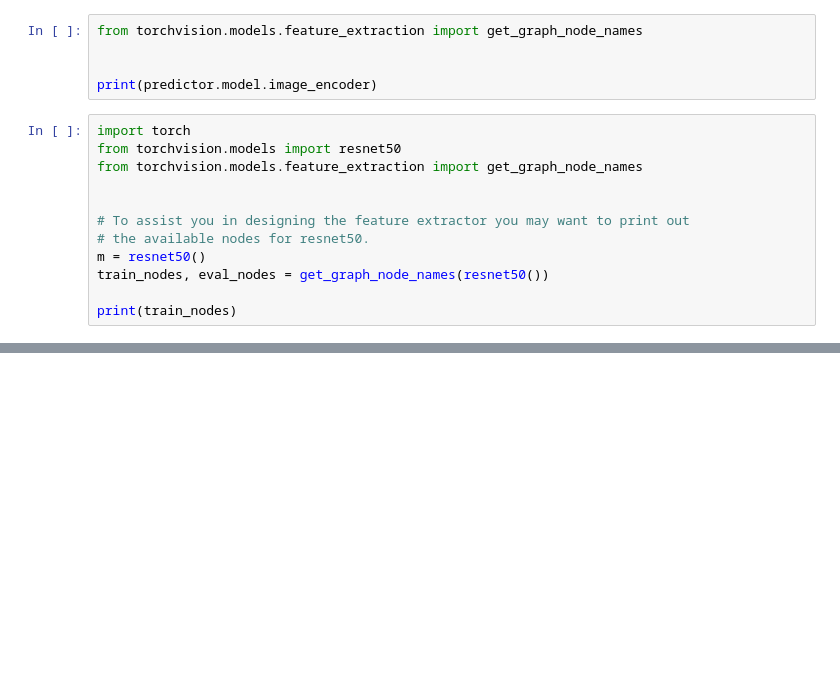
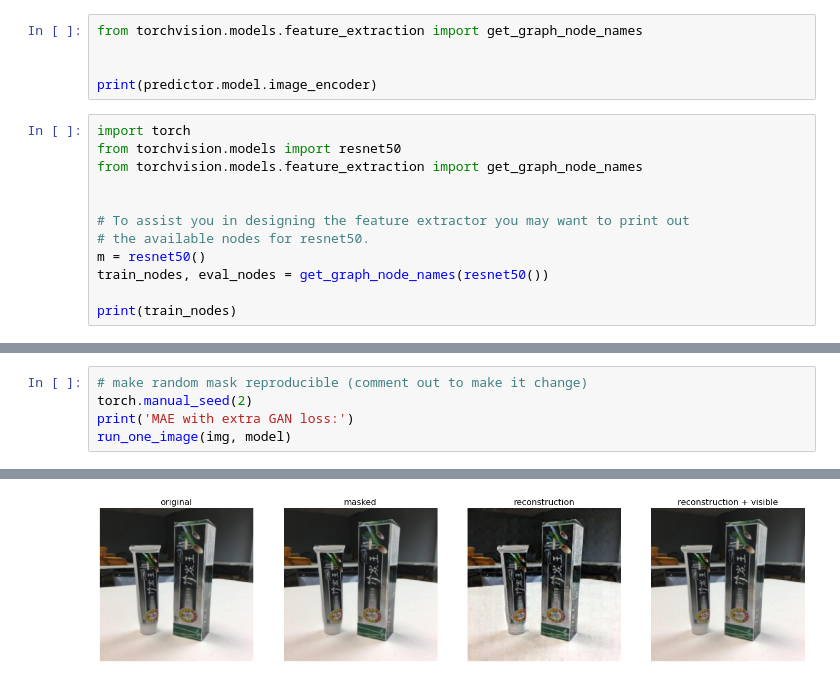
Before and after one commit to Rakshith-2905/ood_detect, a Jupyter notebook: debug.ipynb, the cells around one changed output, grey strips where cells are left out. Drawn from its saved outputs; the diff is of its cells as text; blank space fills up the shorter version.

```diff
--- a/debug.ipynb
+++ b/debug.ipynb
@@ -341,0 +474,6 @@ print(train_nodes)
+# %%
+# make random mask reproducible (comment out to make it change)
+torch.manual_seed(2)
+print('MAE with extra GAN loss:')
+run_one_image(img, model)
+# %% [output]
@@ -341,0 +482 @@ print(train_nodes)
+[figure, added]
```
Also changed, not shown: parts of 7 cells of this notebook, 11 other files.
